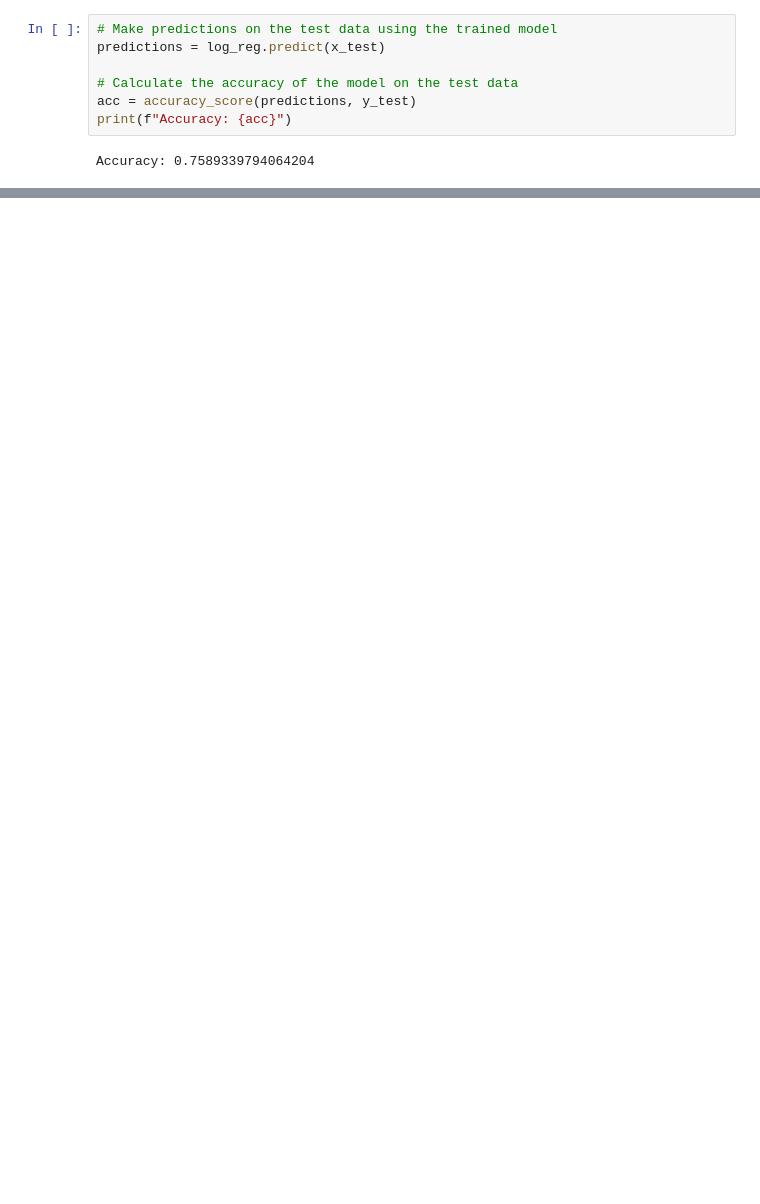
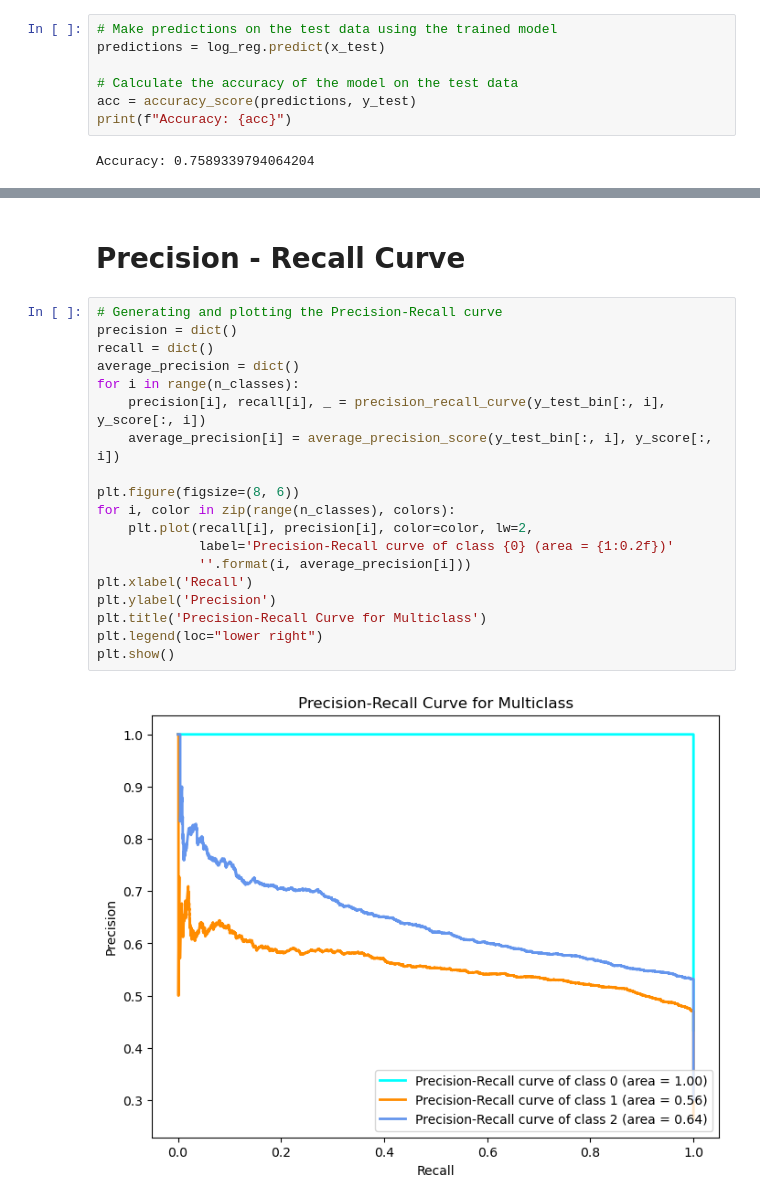
Before and after one commit to PranavBatchu/CS7641_Group58, a Jupyter notebook: Supervised/log_reg.ipynb, the cells around one changed output, grey strips where cells are left out. Drawn from its saved outputs; the diff is of its cells as text; blank space fills up the shorter version.

```diff
--- a/Supervised/log_reg.ipynb
+++ b/Supervised/log_reg.ipynb
@@ -134,0 +137,23 @@ plt.show()
+# %% [markdown]
+# Precision - Recall Curve
+# %%
+# Generating and plotting the Precision-Recall curve
+precision = dict()
+recall = dict()
+average_precision = dict()
+for i in range(n_classes):
+    precision[i], recall[i], _ = precision_recall_curve(y_test_bin[:, i], y_score[:, i])
+    average_precision[i] = average_precision_score(y_test_bin[:, i], y_score[:, i])
+
+plt.figure(figsize=(8, 6))
+for i, color in zip(range(n_classes), colors):
+    plt.plot(recall[i], precision[i], color=color, lw=2,
+             label='Precision-Recall curve of class {0} (area = {1:0.2f})'
+             ''.format(i, average_precision[i]))
+plt.xlabel('Recall')
+plt.ylabel('Precision')
+plt.title('Precision-Recall Curve for Multiclass')
+plt.legend(loc="lower right")
+plt.show()
+# %% [output]
+[figure, added]
```
Also changed, not shown: parts of 16 cells of this notebook, 1 other file.
